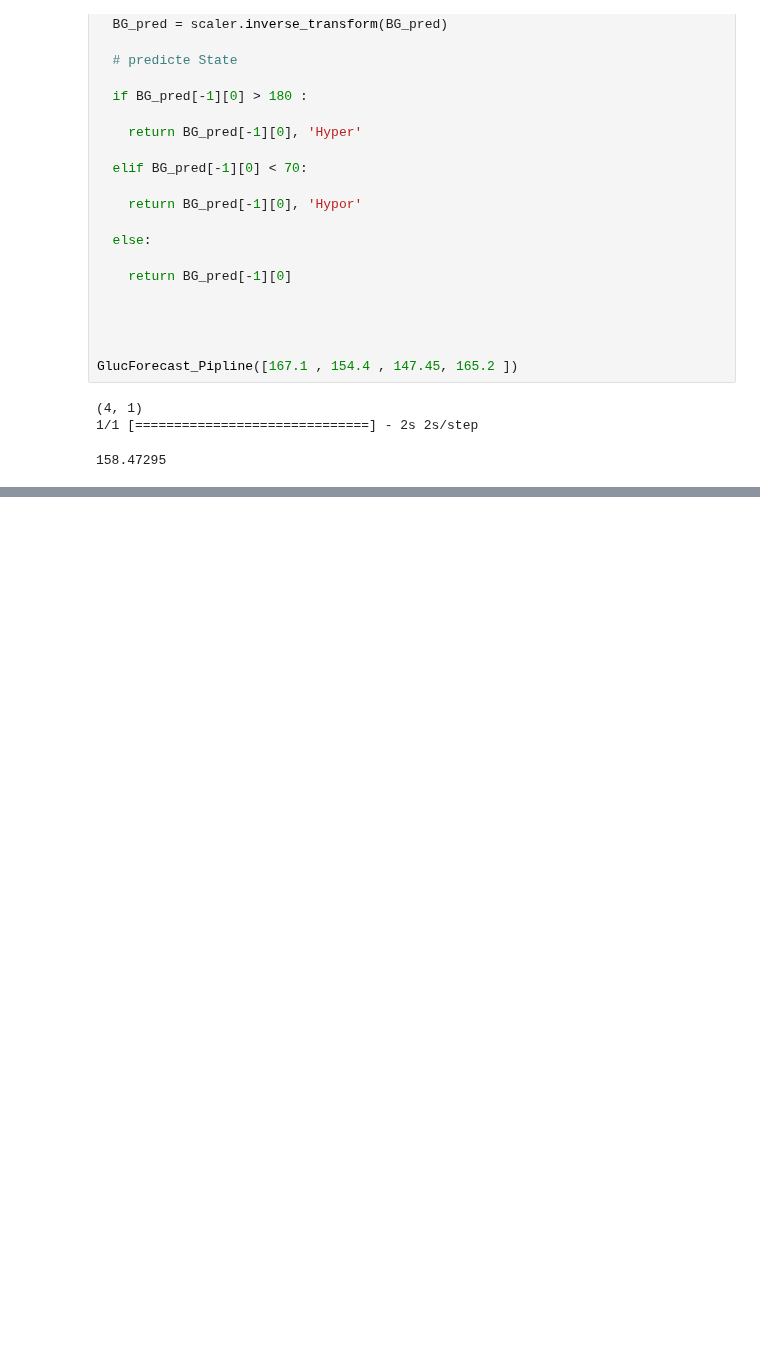
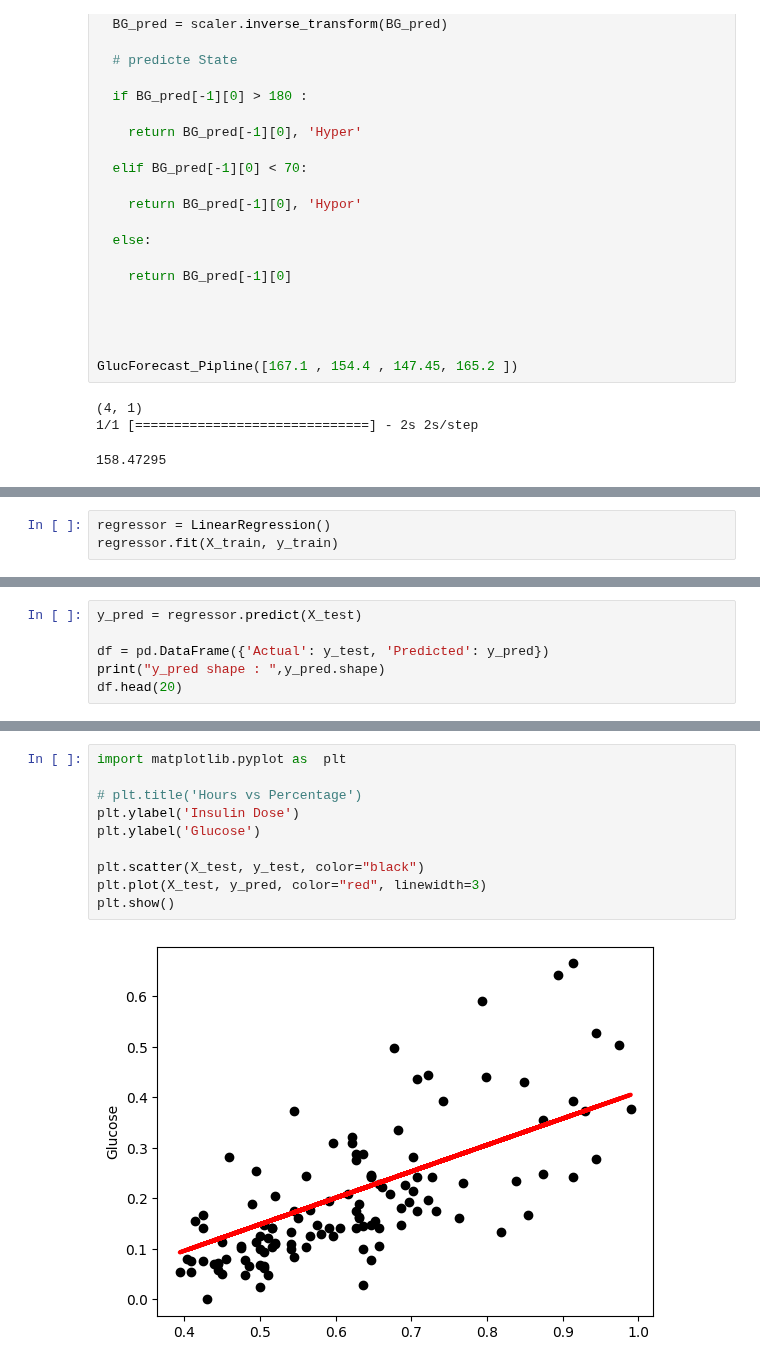
Before and after one commit to Pancrease/D-one, a Jupyter notebook: GlucForecast/GlucForecast.ipynb, the cells around one changed output, grey strips where cells are left out. Drawn from its saved outputs; the diff is of its cells as text; blank space fills up the shorter version.

```diff
--- a/GlucForecast/GlucForecast.ipynb
+++ b/GlucForecast/GlucForecast.ipynb
@@ -764,0 +751,3 @@ GlucForecast_Pipline([167.1 , 154.4 , 147.45, 165.2 ])
+# %%
+regressor = LinearRegression()
+regressor.fit(X_train, y_train)
@@ -764,0 +762,6 @@ GlucForecast_Pipline([167.1 , 154.4 , 147.45, 165.2 ])
+# %%
+y_pred = regressor.predict(X_test)
+
+df = pd.DataFrame({'Actual': y_test, 'Predicted': y_pred})
+print("y_pred shape : ",y_pred.shape)
+df.head(20)
@@ -764,0 +793,12 @@ GlucForecast_Pipline([167.1 , 154.4 , 147.45, 165.2 ])
+# %%
+import matplotlib.pyplot as  plt
+
+# plt.title('Hours vs Percentage')
+plt.ylabel('Insulin Dose')
+plt.ylabel('Glucose')
+
+plt.scatter(X_test, y_test, color="black")
+plt.plot(X_test, y_pred, color="red", linewidth=3)
+plt.show()
+# %% [output]
+[figure, added]
```
Also changed, not shown: parts of 38 cells of this notebook, 5 other files.
